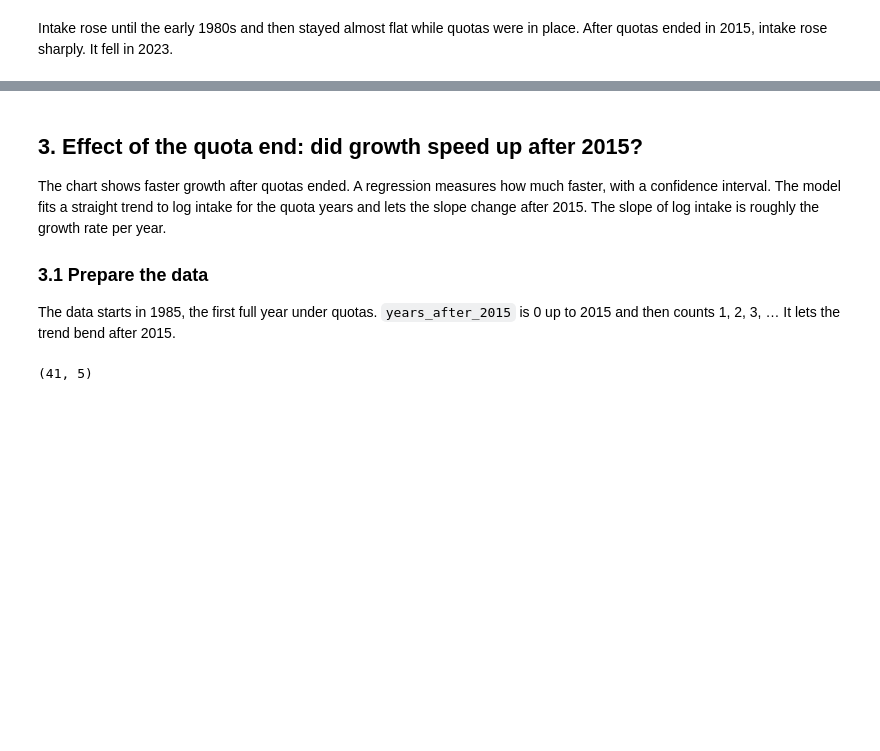
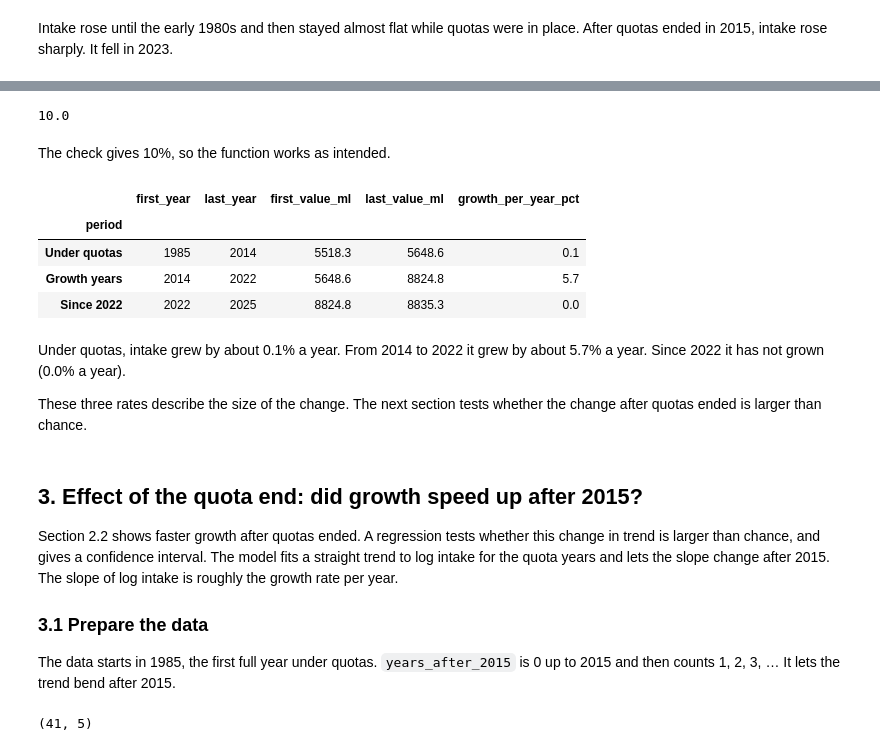
Before and after one commit to temulenbd/irish-dairy-analysis, a Jupyter notebook: notebooks/3_statistical_analysis.ipynb, the cells around one changed output, grey strips where cells are left out. Saved outputs shown, nothing was run; the diff lists cells and outputs as text; code cells hidden in the pictures; blank space fills up the shorter version.

```diff
--- a/notebooks/3_statistical_analysis.ipynb
+++ b/notebooks/3_statistical_analysis.ipynb
@@ -186,7 +214,58 @@ Intake rose until the early 1980s and then stayed almost flat while quotas were
+# %%
+# Average growth per year, in percent (compound rate)
+def growth_per_year(first_value, last_value, number_of_years):
+    return ((last_value / first_value) ** (1 / number_of_years) - 1) * 100
+
+
+# Check with numbers that are easy to work out by hand: 100 to 121 in 2 years is 10% a year
+print(round(growth_per_year(100, 121, 2), 2))
+# %% [output]
+10.0
+# %% [markdown]
+The check gives 10%, so the function works as intended.
+# %%
+# Last complete year in the data
+latest_year = complete_years.index.max()
+
+# First and last year of each period
+periods = {
+    "Under quotas": (1985, 2014),
+    "Growth years": (2014, 2022),
+    "Since 2022": (2022, latest_year),
+}
+
+# Growth per year in each period
+rows = []
+
+for period_name, (first_year, last_year) in periods.items():
+    first_value = complete_years.loc[first_year, "intake_ml"]
+    last_value = complete_years.loc[last_year, "intake_ml"]
+
+    rows.append({
+        "period": period_name,
+        "first_year": first_year,
+        "last_year": last_year,
+        "first_value_ml": first_value,
+        "last_value_ml": last_value,
+        "growth_per_year_pct": growth_per_year(first_value, last_value, last_year - first_year),
+    })
+
+growth_by_period = pd.DataFrame(rows).set_index("period")
+growth_by_period.round(1)
+# %% [output]
+|  | first_year | last_year | first_value_ml | last_value_ml | growth_per_year_pct |
+| period |  |  |  |  |  |
+| Under quotas | 1985 | 2014 | 5518.3 | 5648.6 | 0.1 |
+| Growth years | 2014 | 2022 | 5648.6 | 8824.8 | 5.7 |
+| Since 2022 | 2022 | 2025 | 8824.8 | 8835.3 | 0.0 |
+# %% [markdown]
+Under quotas, intake grew by about 0.1% a year. From 2014 to 2022 it grew by about 5.7% a year. Since 2022 it has not grown (0.0% a year).
+
+These three rates describe the size of the change. The next section tests whether the change after quotas ended is larger than chance.
 # %% [markdown]
 ## 3. Effect of the quota end: did growth speed up after 2015?
 
-The chart shows faster growth after quotas ended. A regression measures how much faster, with a confidence interval. The model fits a straight trend to log intake for the quota years and lets the slope change after 2015. The slope of log intake is roughly the growth rate per year.
+Section 2.2 shows faster growth after quotas ended. A regression tests whether this change in trend is larger than chance, and gives a confidence interval. The model fits a straight trend to log intake for the quota years and lets the slope change after 2015. The slope of log intake is roughly the growth rate per year.
 
 ### 3.1 Prepare the data
 
```
Also changed, not shown: parts of 20 cells of this notebook, 11 other files.
